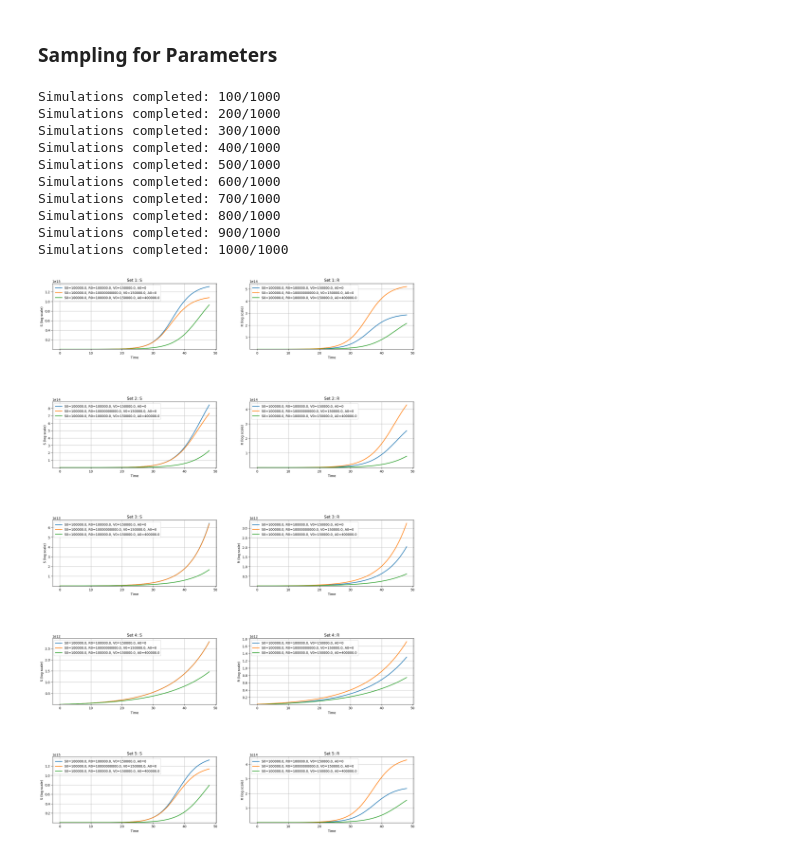
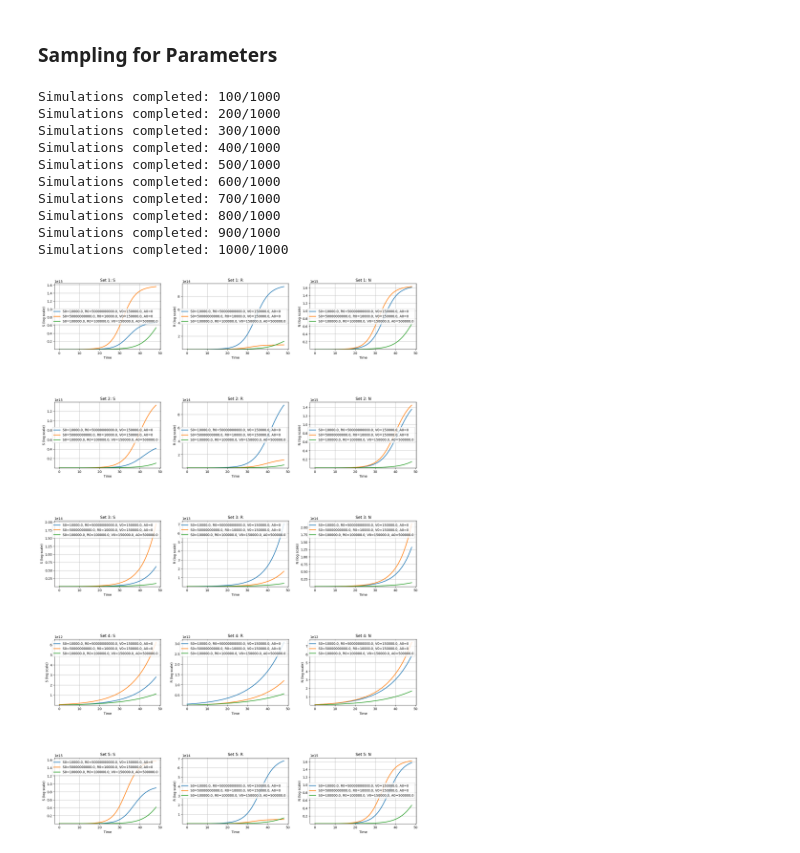
Before and after one commit to wxrderek/vae-bacteria-growth-Math466, a Jupyter notebook: growth_simulation.ipynb, the cells around one changed output. Cells and saved outputs as stored; diff of their text form; code cells hidden in the pictures.

Commit message:
added total pop curve

```diff
--- a/growth_simulation.ipynb
+++ b/growth_simulation.ipynb
@@ -17,7 +17,7 @@ class GrowthModel:
 
     def __call__(self, t, y):
         y = np.maximum(y, 0)
-        S, R = y # diff eq functions
+        S, R, N = y # diff eq functions
 
         # unpack parameters
         r, beta, lambda_, nu, rho, alpha, theta, E_max, H, MIC_S, MIC_R, mu, gamma = self.p
@@ -34,20 +34,23 @@ class GrowthModel:
         # differential equations
         dSdt = r * (1 - N/N_max) * E_S * S - (beta * S * R) / N + lambda_ * (1 - rho) * nu
         dRdt = r * (1 - alpha) * (1 - N/N_max) * E_R * R + (beta * S * R)/N + lambda_ * rho * nu
+        dNdt = dSdt + dRdt
 
-        return [dSdt, dRdt]
+        return [dSdt, dRdt, dNdt]
 
 
 # simulation class
 class Simulation:
-    def __init__(self, p, S0, R0, V0, A0):
+    def __init__(self, p, S0, R0, N0, V0, A0):
         self.p = p  # parameters
         self.S0 = S0  # inital sentitive pop
         self.R0 = R0  # initial resistant pop
+        self.N0 = S0 + R0 # total pop
+
         self.V0 = V0  # initial volume in slurry tank
         self.A0 = A0  # initial antibiotic concentration
 
-        self.y0 = np.array([S0, R0])  # initial bacteria state
+        self.y0 = np.array([S0, R0, N0])  # initial bacteria state
         self.vol_concent0 = np.array([V0, A0]) # initial env state
 
     def run(self, t_span=np.linspace(0, 24), num_time_points=500):
@@ -58,19 +61,19 @@ class Simulation:
 
 # plotter class
 class Plotter:
-    def plot(self, t, results, conditions, variables=['S', 'R']):
+    def plot(self, t, results, conditions, variables=['S', 'R', 'N']):
         fig, axs = plt.subplots(3, 1, figsize=(8, 12), sharex=True)
         plt.subplots_adjust(hspace=0.4)
 
         # loop through the results for each condition and plot
-        for i, (result, (S0, R0, A0)) in enumerate(zip(results, conditions)):
+        for i, (result, (S0, R0, V0, A0)) in enumerate(zip(results, conditions)):
             ax = axs[i]
             ax.set_title(f'Condition: S0={S0}, R0={R0}, A0={A0}')
             for j, variable in enumerate(variables):
-                ax.semilogy(t, result[j], label=variable, lw=2)
+                ax.plot(t, result[j], label=variable, lw=2)
 
             ax.set_xlabel('Time')
-            ax.set_ylabel('Value (log scale)')
+            ax.set_ylabel('Value')
             ax.set_ylim(bottom=1e10)
             ax.grid(True)
             ax.legend()
@@ -85,13 +88,13 @@ t_span = (0, 48)
 num_time_points = 150
 
 # initial conditions
-conditions = [(1e5, 1e4, 0), (1e3, 1e10, 0), (1e5, 1e5, 1e6)]
-V0 = 150000
+conditions = [(1e4, 5e10, 15e4, 0), (5e10, 1e4, 15e4, 0), (1e5, 1e5, 15e4, 5e5)]
 
 # run simulation
 all_results = []
-for S0, R0, A0 in conditions:
-    sim = Simulation(p, S0, R0, V0, A0)
+for S0, R0, V0, A0 in conditions:
+    N0 = S0 + R0
+    sim = Simulation(p, S0, R0, N0, V0, A0)
     t, results = sim.run(t_span=t_span, num_time_points=num_time_points)
     all_results.append(results)
 
@@ -133,10 +136,11 @@ class SimulationRunner:
         self.t_eval = t_eval
         self.param_sampler = ParameterSampler(param_specs, seed=seed)
         self.parameters = np.zeros((num_simulations, 13))
-        self.curves = np.zeros((num_simulations, len(conditions), 2, len(t_eval)))
+        self.curves = np.zeros((num_simulations, len(conditions), 3, len(t_eval)))
 
     def simulate(self, p, S0, R0, V0, A0):
-        sim = Simulation(p, S0, R0, V0, A0)
+        N0 = S0 + R0
+        sim = Simulation(p, S0, R0, N0, V0, A0)
         _, results = sim.run(t_span=(0, 24), num_time_points=len(self.t_eval))
         return results
 
@@ -160,12 +164,12 @@ class SimulationRunner:
         np.save('simulated_data/parameters.npy', self.parameters)
 
     def plot_results(self, num_sets_to_plot=10):
-        variables = ['S', 'R']
-        fig, axs = plt.subplots(num_sets_to_plot, 2, figsize=(20, 30))
+        variables = ['S', 'R', 'N']
+        fig, axs = plt.subplots(num_sets_to_plot, 3, figsize=(20, 30))
         plt.subplots_adjust(hspace=0.8)
 
         for i in range(num_sets_to_plot):
-            for j in range(2):
+            for j in range(3):
                 ax = axs[i, j]
                 variable = variables[j]
 
@@ -190,36 +194,36 @@ param_specs = {
     'lambda_': {'mean': 613, 'sd': 0, 'low': 613, 'high': 613},
     'nu': {'mean': 2e7, 'sd': 0, 'low': 2e7, 'high': 2e7},
     'rho': {'mean': 0.4, 'sd': 0,  'low': 0.4, 'high': 0.4},
-    'alpha': {'mean': 0.1, 'sd': 0.02,  'low': 0, 'high': 0.3},
+    'alpha': {'mean': 0.1, 'sd': 0.05,  'low': 0, 'high': 0.3},
     'theta': {'mean': 3422, 'sd': 0, 'low': 3422, 'high': 3422},
     'E_max': {'mean': 2, 'sd': 0, 'low': 2, 'high': 2},
     'H': {'mean': 2,  'sd': 0, 'low': 2, 'high': 2},
     'MIC_S': {'mean': 8, 'sd': 0, 'low': 8, 'high': 8},
     'MIC_R': {'mean': 2000, 'sd': 0, 'low': 2000, 'high': 2000},
     'mu': {'mean': 1e10, 'sd': 0, 'low': 1e10, 'high': 1e10},
     'gamma': {'mean': 0.0029, 'sd': 0.0005, 'low': 0.0020, 'high': 0.0040}
 }
 
 # run simulation
 num_simulations = 1000
-conditions = [(1e5, 1e5, 15e4, 0), (1e5, 1e10, 15e4, 0), (1e5, 1e5, 15e4, 4e5)]
+conditions = [(1e4, 5e10, 15e4, 0), (5e10, 1e4, 15e4, 0), (1e5, 1e5, 15e4, 5e5)]
 t_eval = np.linspace(0, 48, 150)
 seed = 10
 
 simulation_runner = SimulationRunner(num_simulations, conditions, t_eval, param_specs, seed=seed)
 simulation_runner.run_all_simulations()
 
 # plot results
 simulation_runner.plot_results(num_sets_to_plot=5)
 # %% [output]
 Simulations completed: 100/1000
 Simulations completed: 200/1000
 Simulations completed: 300/1000
 Simulations completed: 400/1000
 Simulations completed: 500/1000
 Simulations completed: 600/1000
 Simulations completed: 700/1000
 Simulations completed: 800/1000
 Simulations completed: 900/1000
 Simulations completed: 1000/1000
-[figure, old version]
+[figure, new version]
```
Also changed, not shown: parts of 3 cells of this notebook, 2 other files.
